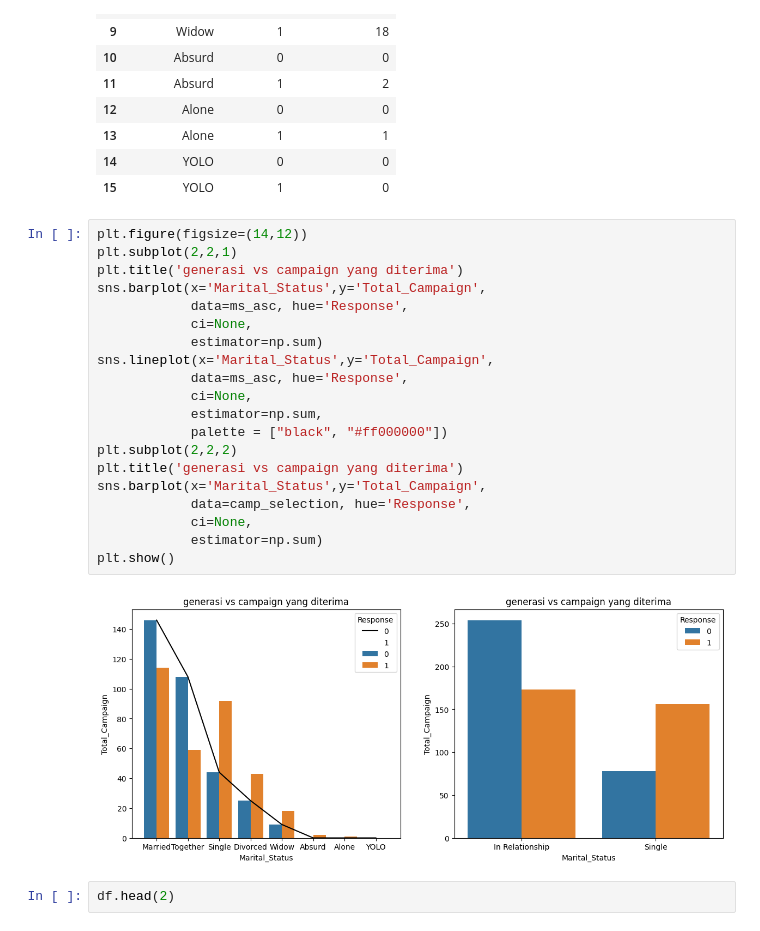
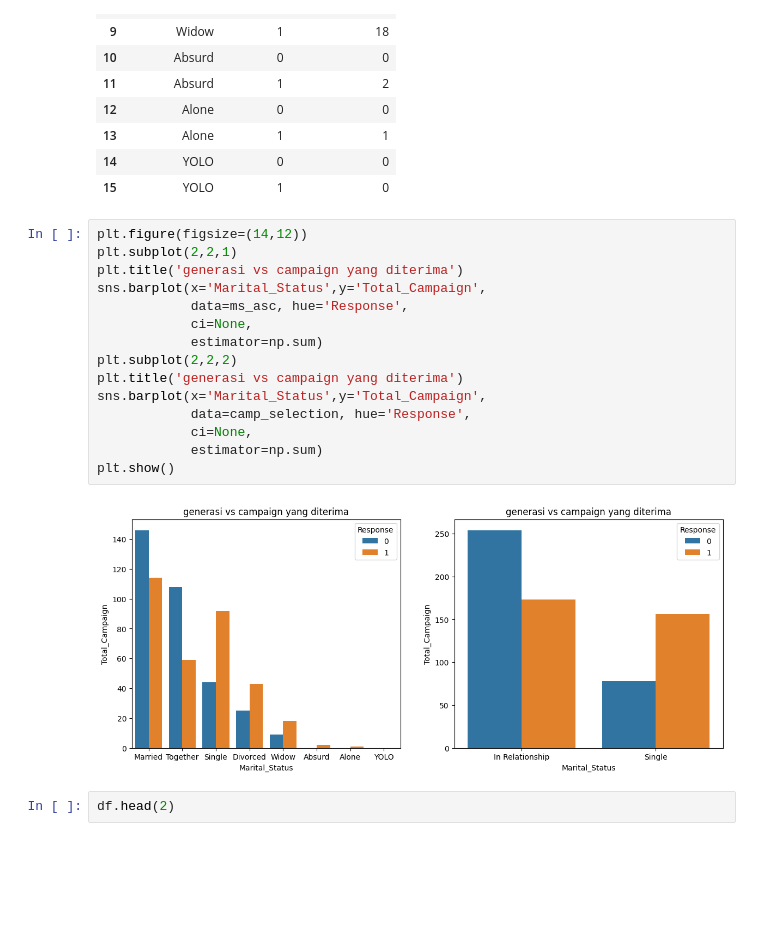
Before and after one commit to hrydwntr/supermarket_customer_analysis, a Jupyter notebook: visualisasi.ipynb, the cells around one changed output. Drawn from its saved outputs; the diff is of its cells as text; blank space fills up the shorter version.

Commit message:
fitur visualisasi baru anlisis ke 4

```diff
--- a/visualisasi.ipynb
+++ b/visualisasi.ipynb
@@ -566,25 +566,20 @@ ms_asc
 # %%
 plt.figure(figsize=(14,12))
 plt.subplot(2,2,1)
 plt.title('generasi vs campaign yang diterima')
 sns.barplot(x='Marital_Status',y='Total_Campaign',
             data=ms_asc, hue='Response',
             ci=None,
             estimator=np.sum)
-sns.lineplot(x='Marital_Status',y='Total_Campaign',
-            data=ms_asc, hue='Response',
-            ci=None,
-            estimator=np.sum,
-            palette = ["black", "#ff000000"])
 plt.subplot(2,2,2)
 plt.title('generasi vs campaign yang diterima')
 sns.barplot(x='Marital_Status',y='Total_Campaign',
             data=camp_selection, hue='Response',
             ci=None,
             estimator=np.sum)
 plt.show()
 # %% [output]
-[figure, old version]
+[figure, new version]
 # %%
 df.head(2)
 # %% [output]
```
Also changed, not shown: parts of 3 cells of this notebook.
